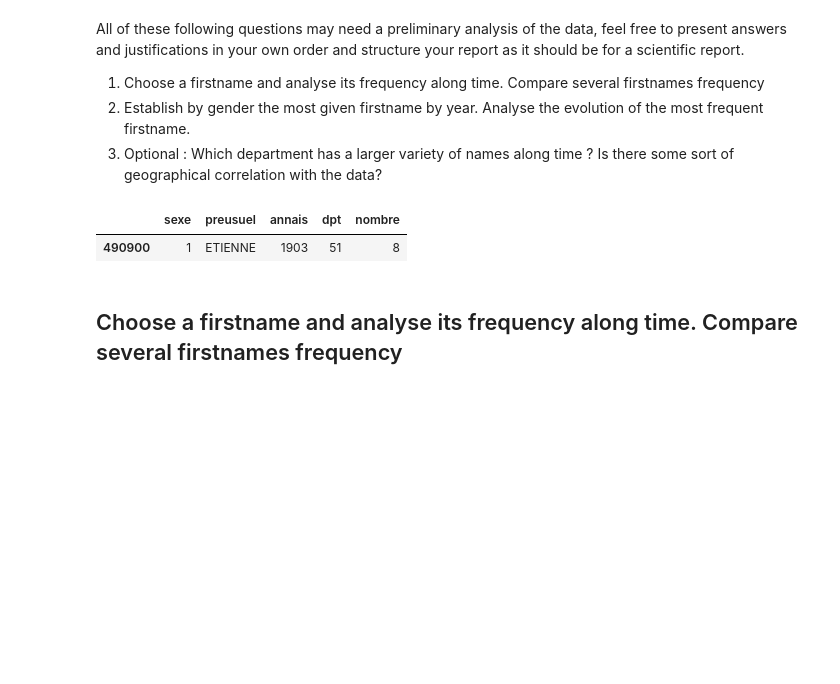
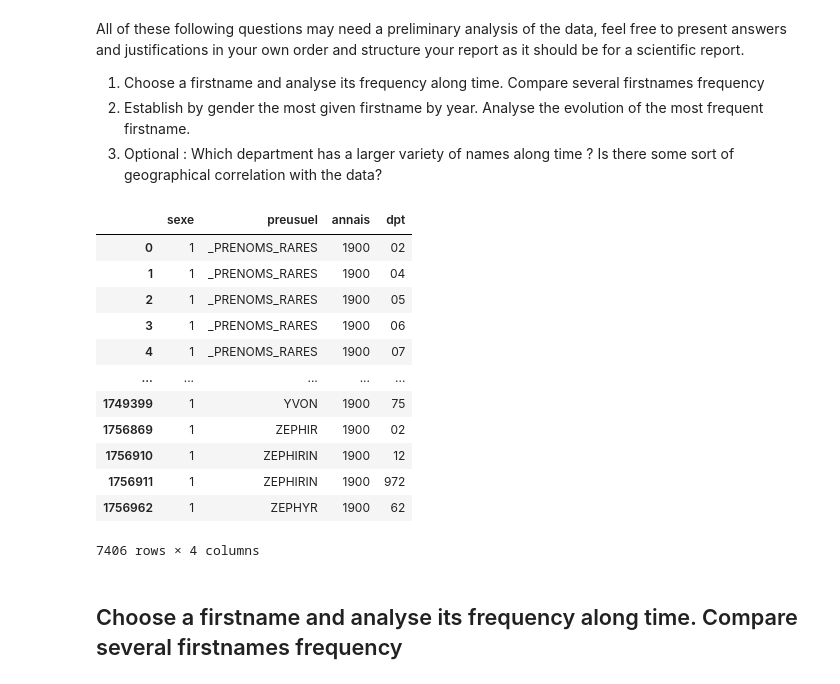
Before and after one commit to hayach2/scientific-methodology, a Jupyter notebook: Names_Method/03_Names-Methodo2022-exercise.ipynb, the cells around one changed output. Cells and saved outputs as stored; diff of their text form; code cells hidden in the pictures; blank space fills up the shorter version.

```diff
--- a/Names_Method/03_Names-Methodo2022-exercise.ipynb
+++ b/Names_Method/03_Names-Methodo2022-exercise.ipynb
@@ -8,11 +11,22 @@ All of these following questions may need a preliminary analysis of the data, fe
 3. Optional : Which department has a larger variety of names along time ? Is there some sort of geographical correlation with the data?
 # %%
 df = pd.read_csv('dpt2021.csv', sep=";")
-# %%
-df.iloc[[490900]]
-# %% [output]
-|  | sexe | preusuel | annais | dpt | nombre |
-| 490900 | 1 | ETIENNE | 1903 | 51 | 8 |
+# %%
+df.loc[(df['annais'] == '1900') & (df['sexe'] == 1)].drop(columns=['nombre'])
+# %% [output]
+|  | sexe | preusuel | annais | dpt |
+| 0 | 1 | _PRENOMS_RARES | 1900 | 02 |
+| 1 | 1 | _PRENOMS_RARES | 1900 | 04 |
+| 2 | 1 | _PRENOMS_RARES | 1900 | 05 |
+| 3 | 1 | _PRENOMS_RARES | 1900 | 06 |
+| 4 | 1 | _PRENOMS_RARES | 1900 | 07 |
+| ... | ... | ... | ... | ... |
+| 1749399 | 1 | YVON | 1900 | 75 |
+| 1756869 | 1 | ZEPHIR | 1900 | 02 |
+| 1756910 | 1 | ZEPHIRIN | 1900 | 12 |
+| 1756911 | 1 | ZEPHIRIN | 1900 | 972 |
+| 1756962 | 1 | ZEPHYR | 1900 | 62 |
+7406 rows × 4 columns
 # %% [markdown]
 ## Choose a firstname and analyse its frequency along time. Compare several firstnames frequency
 # %%
```
Also changed, not shown: parts of 14 cells of this notebook.
